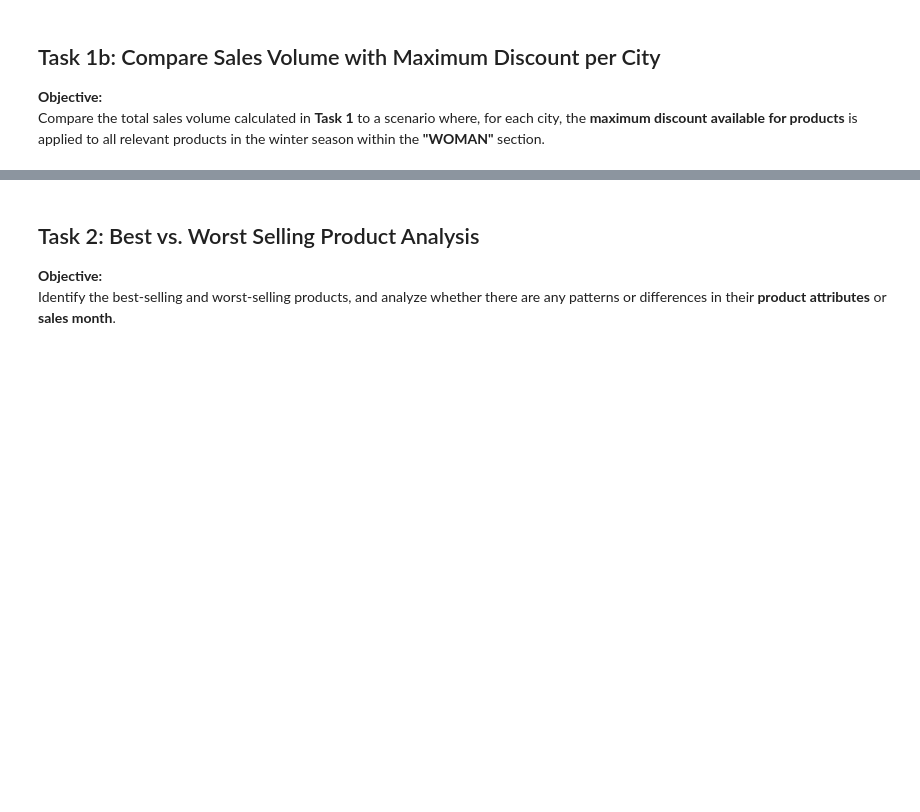
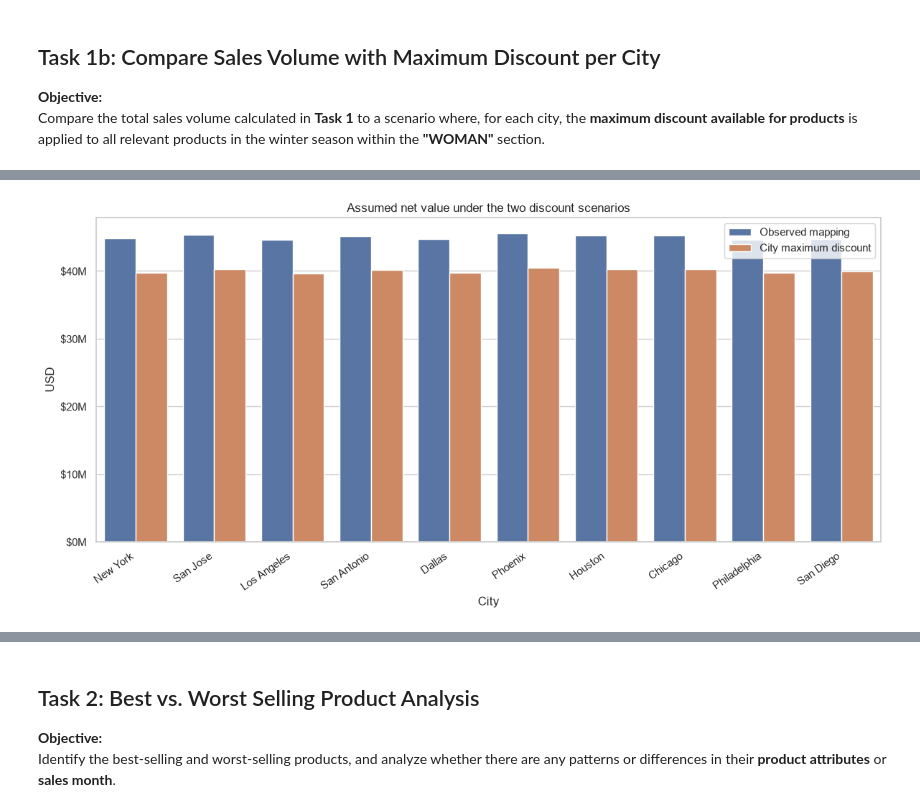
Before and after one commit to Amrf51/retail-sales-warehouse, a Jupyter notebook: coding_challenge.ipynb, the cells around one changed output, grey strips where cells are left out. Drawn from its saved outputs; the diff is of its cells as text; code cells hidden in the pictures; blank space fills up the shorter version.

```diff
--- a/coding_challenge.ipynb
+++ b/coding_challenge.ipynb
@@ -23,0 +202,23 @@ Compare the total sales volume calculated in **Task 1** to a scenario where, for
+# %%
+scenario_plot = task1b[[
+    "city_name", "baseline_net_value_usd", "max_discount_scenario_value_usd"
+]].copy()
+scenario_plot = scenario_plot.melt(
+    id_vars="city_name", var_name="scenario", value_name="value_usd"
+)
+scenario_plot["value_usd"] = scenario_plot["value_usd"].astype(float)
+scenario_plot["scenario"] = scenario_plot["scenario"].map({
+    "baseline_net_value_usd": "Observed mapping",
+    "max_discount_scenario_value_usd": "City maximum discount",
+})
+
+plt.figure(figsize=(12, 6))
+ax = sns.barplot(data=scenario_plot, x="city_name", y="value_usd", hue="scenario")
+ax.set(title="Assumed net value under the two discount scenarios", xlabel="City", ylabel="USD")
+ax.yaxis.set_major_formatter(FuncFormatter(lambda x, _: "$" + f"{x / 1_000_000:.0f}M"))
+plt.xticks(rotation=35, ha="right")
+plt.legend(title="")
+plt.tight_layout()
+plt.show()
+# %% [output]
+[figure, added]
```
Also changed, not shown: parts of 18 cells of this notebook.
